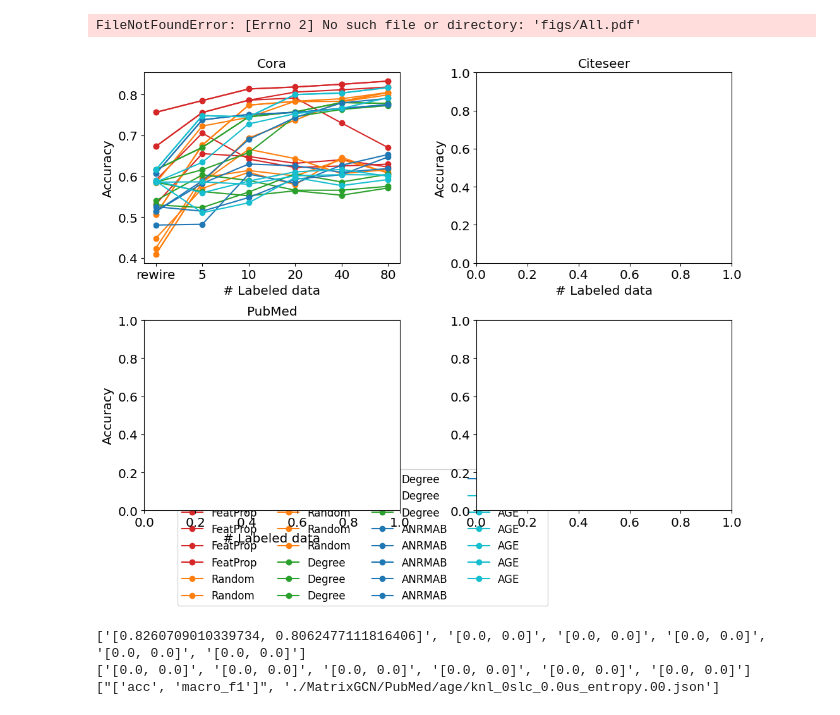
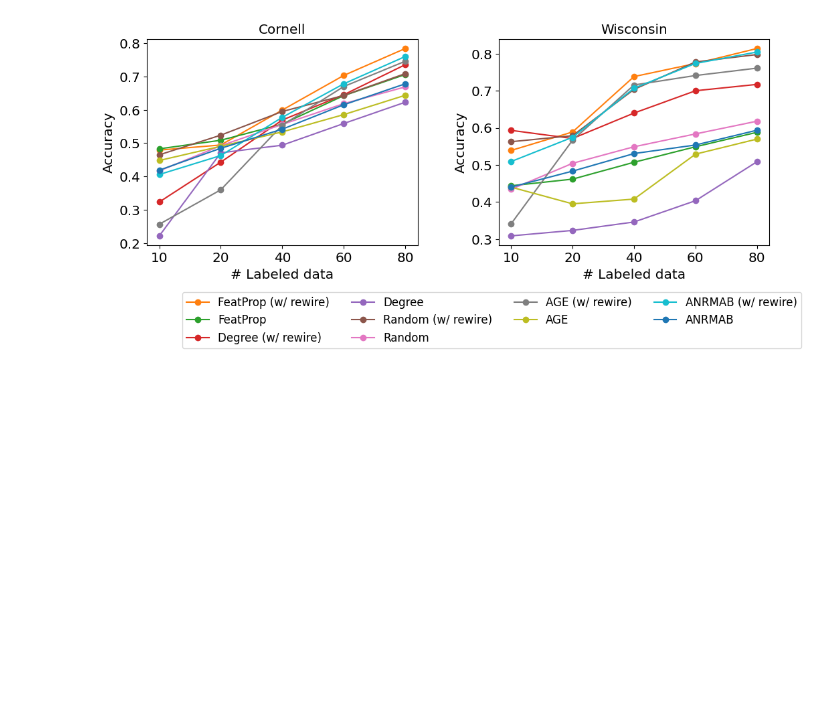
Before and after one commit to Nerlci/active_graph, a Jupyter notebook: plot.ipynb, the cells around one changed output. Cells and saved outputs as stored; diff of their text form; code cells hidden in the pictures; blank space fills up the shorter version.

```diff
--- a/plot.ipynb
+++ b/plot.ipynb
@@ -23,10 +20,10 @@ filename = '{}.csv'.format('main')
 # dataset = 'Citeseer'
 # dataset = 'PubMed'
 # dataset = 'CoraFull'
-fig, axes = plt.subplots(2, 2, figsize=(12, 9), gridspec_kw={'hspace': 0.3, 'wspace': 0.3})
+fig, axes = plt.subplots(1, 2, figsize=(12, 4), gridspec_kw={'hspace': 0.3, 'wspace': 0.3})
 # fig.
 
-for num, dataset in enumerate(['Cora', 'Citeseer', 'PubMed']):
+for num, dataset in enumerate(['Cornell', 'Wisconsin']):
 # for num, dataset in enumerate(['Cora', 'Citeseer', 'PubMed', 'Photo']):
     stack_array = []
     with open(filename) as csv_file:
@@ -45,10 +42,10 @@ for num, dataset in enumerate(['Cora', 'Citeseer', 'PubMed']):
 #                     print(row)
     #             res_array.append(list(map(float, row)))
     # extract res and std
-    def name_map(method, kmeans_num_layer, uncertain_score, cluster_method, model, row):
+    def name_map(method, kmeans_num_layer, uncertain_score, cluster_method, rewire, model, row):
         # filter model
         model = model.strip()
-        if model != 'MatrixGCN':
+        if model != 'GCN':
             return None, None, None
         if method == 'kmeans':
             # here are the filtered methods
@@ -59,31 +56,30 @@ for num, dataset in enumerate(['Cora', 'Citeseer', 'PubMed']):
 #             print(row)
             if cluster_method == 'kmeans':
                 if int(kmeans_num_layer) == 2:
-                    return 'FeatProp', 'C3', 0
-                elif int(kmeans_num_layer) == 0:
-                    return 'FeatureClustering', 'C4', 4
-            elif cluster_method == 'kmedoids':
-                return 'K-Medoids', 'C7', 11
-        if method == 'uncertain':
-            if uncertain_score == 'margin':
-                return 'Uncertainty-margin', 'C5', 5
-            elif uncertain_score == 'entropy':
-                return 'Uncertainty-entropy', 'C6', 6
+                    if rewire == 'TRUE':
+                        return 'FeatProp (w/ rewire)', 'C1', 1
+                    else:
+                        return 'FeatProp', 'C2', 2
         if method == 'degree':
-            return 'Degree', 'C2', 2
+            if rewire == 'TRUE':
+                return 'Degree (w/ rewire)', 'C3', 3
+            else:
+                return 'Degree', 'C4', 4
         if method == 'random':
-            return 'Random', 'C1', 1
-        if method == 'coreset':
-            return 'Coreset-greedy', 'C7', 7
-        if method == 'xcoresetmip':
-            return 'CoresetMIP', 'C8', 8
-        # here comes an extra xcoreset
-        if method == 'xcoreset':
-            return 'Coreset-greedy-new-imp', 'C9', 9
+            if rewire == 'TRUE':
+                return 'Random (w/ rewire)', 'C5', 5
+            else:
+                return 'Random', 'C6', 6
         if method == 'age':
-            return 'AGE', 'C9', 10
+            if rewire == 'TRUE':
+                return 'AGE (w/ rewire)', 'C7', 7
+            else:
+                return 'AGE', 'C8', 8
         if method == 'anrmab':
-            return 'ANRMAB', 'C10', 10
+            if rewire == 'TRUE':
+                return 'ANRMAB (w/ rewire)', 'C9', 9
+            else:
+                return 'ANRMAB', 'C10', 10
 
 
     methods = []
@@ -101,45 +97,44 @@ for num, dataset in enumerate(['Cora', 'Citeseer', 'PubMed']):
 
     for row in stack_array:
         # extend
-        name, color, order = name_map(row[2], row[4], row[5], row[3], row[0], row) # number is NOT correct
+        name, color, order = name_map(row[3], row[5], row[6], row[4], row[10], row[0], row) # number is NOT correct
         if name is None:
             continue
         methods.append(name)
         colors.append(color)
         orders.append(order)
 
         # fields, 9 - 14; 15 - 20
-        res_array.append(list(map(parse_string_to_list, row[10:16])))
-        std_array.append(list(map(parse_string_to_list, row[16:22])))
+        res_array.append(list(map(parse_string_to_list, row[11:16])))
+        # std_array.append(list(map(parse_string_to_list, row[16:22])))
 
 
     ordered_indices = np.argsort(orders)
     res_array = np.asarray(res_array)
-    std_array = np.asarray(std_array)
+    # std_array = np.asarray(std_array)
 #     fig = plt.figure()
     # for i in range(len(methods)):
     #print(res_array.shape)
     #print(res_array[0,:,0].shape)
-    ax = axes[num // 2][ num % 2]
+    ax = axes[num % 2]
     for i in ordered_indices:
 #     for i in ordered_indices[:2]: # debug
-        ax.plot(header[9:15], res_array[i, :, 0], marker='o', label=methods[i], color=colors[i])
+        ax.plot(header[11:16], res_array[i, :, 0], marker='o', label=methods[i], color=colors[i])
 #         ax.fill_between(header[10:14], res_array[i, :]-std_array[i,:], res_array[i, :]+std_array[i,:], alpha=0.2, color=colors[i])
 #     plt.legend()
     ax.set_title(dataset)
     ax.set_xlabel('# Labeled data')
     ax.set_ylabel('Accuracy')
 #     fig.tight_layout()
 #     plt.savefig('figs/{}.pdf'.format(dataset))
 
 # plt.legend()
-lgd = axes[0][0].legend(bbox_to_anchor=(0.13, -1.8), loc='lower left', borderaxespad=0., ncol=4)
+lgd = axes[0].legend(bbox_to_anchor=(0.13, -0.5), loc='lower left', borderaxespad=0., ncol=4)
 fig.tight_layout()
 plt.savefig('figs/All.pdf', bbox_extra_artists=(lgd,), bbox_inches='tight')
 # plt.savefig('figs/All_std.pdf', bbox_extra_artists=(lgd,), bbox_inches='tight')
 # %% [output]
-FileNotFoundError: [Errno 2] No such file or directory: 'figs/All.pdf'
-[figure, old version]
+[figure, new version]
 # %%
 for num, dataset in enumerate(['Cora', 'Citeseer', 'PubMed']):
 # for num, dataset in enumerate(['Cora', 'Citeseer', 'PubMed', 'Photo']):
@@ -157,10 +152,6 @@ for num, dataset in enumerate(['Cora', 'Citeseer', 'PubMed']):
                     continue
                 stack_array.append(row)
     print(stack_array[0][16:22])
-# %% [output]
-['[0.8260709010339734, 0.8062477111816406]', '[0.0, 0.0]', '[0.0, 0.0]', '[0.0, 0.0]', '[0.0, 0.0]', '[0.0, 0.0]']
-['[0.0, 0.0]', '[0.0, 0.0]', '[0.0, 0.0]', '[0.0, 0.0]', '[0.0, 0.0]', '[0.0, 0.0]']
-["['acc', 'macro_f1']", './MatrixGCN/PubMed/age/knl_0slc_0.0us_entropy.00.json']
 # %%
 # main kcenter_kmeans comparison
 import matplotlib.pylab as pylab
```
Also changed, not shown: parts of 1 cell of this notebook, 6 other files.
